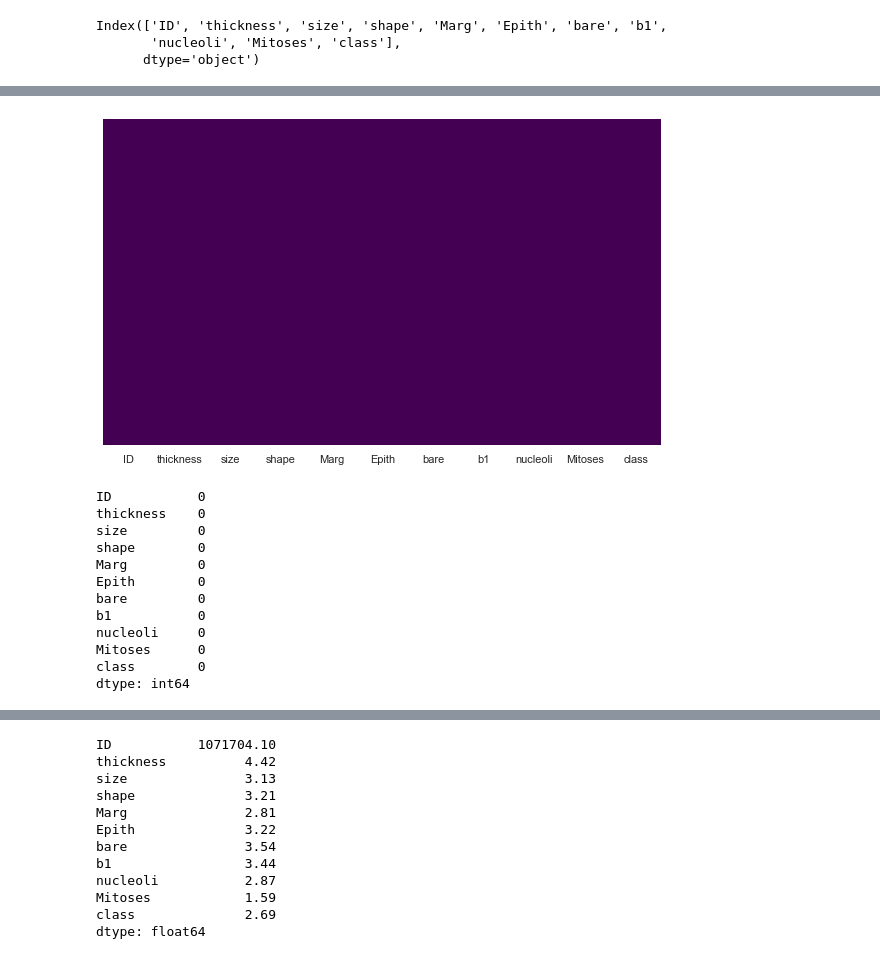
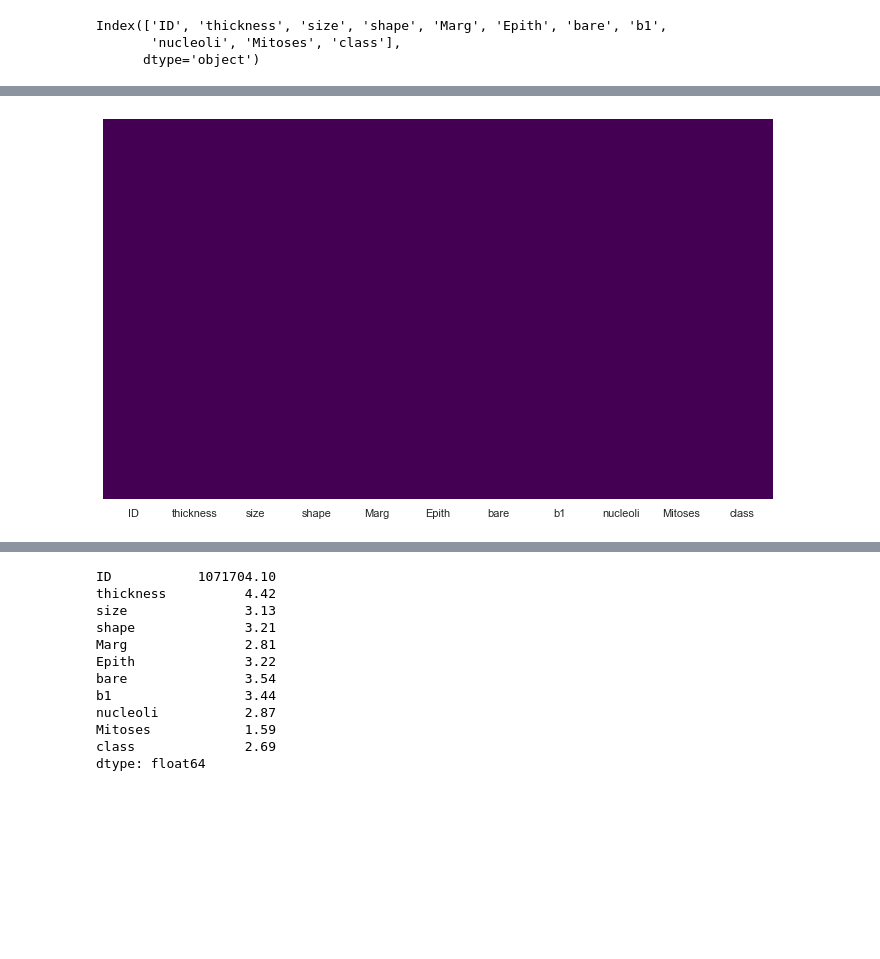
Before and after one commit to brmorg-to/supervised_learning_SVM, a Jupyter notebook: bruno_SVM.ipynb, the cells around one changed output, grey strips where cells are left out. Drawn from its saved outputs; the diff is of its cells as text; code cells hidden in the pictures; blank space fills up the shorter version.

```diff
--- a/bruno_SVM.ipynb
+++ b/bruno_SVM.ipynb
@@ -120,22 +120,7 @@ memory usage: 60.2+ KB
 # %%
 #Use a heatmap to visualize missing data
-sns.set(rc={"figure.figsize":(10, 6)})
+sns.set(rc={"figure.figsize":(12, 7)})
 sns.heatmap(data_bruno.isna(),yticklabels=False,cbar=False,cmap='viridis')
 plt.show()
 # %% [output]
-[figure, old version]
+[figure, new version]
-# %%
-data_bruno.isnull().sum().sort_values(ascending=False)
-# %% [output]
-ID           0
-thickness    0
-size         0
-shape        0
-Marg         0
-Epith        0
-bare         0
-b1           0
-nucleoli     0
-Mitoses      0
-class        0
-dtype: int64
```
Also changed, not shown: parts of 81 cells of this notebook, 5 other files.
